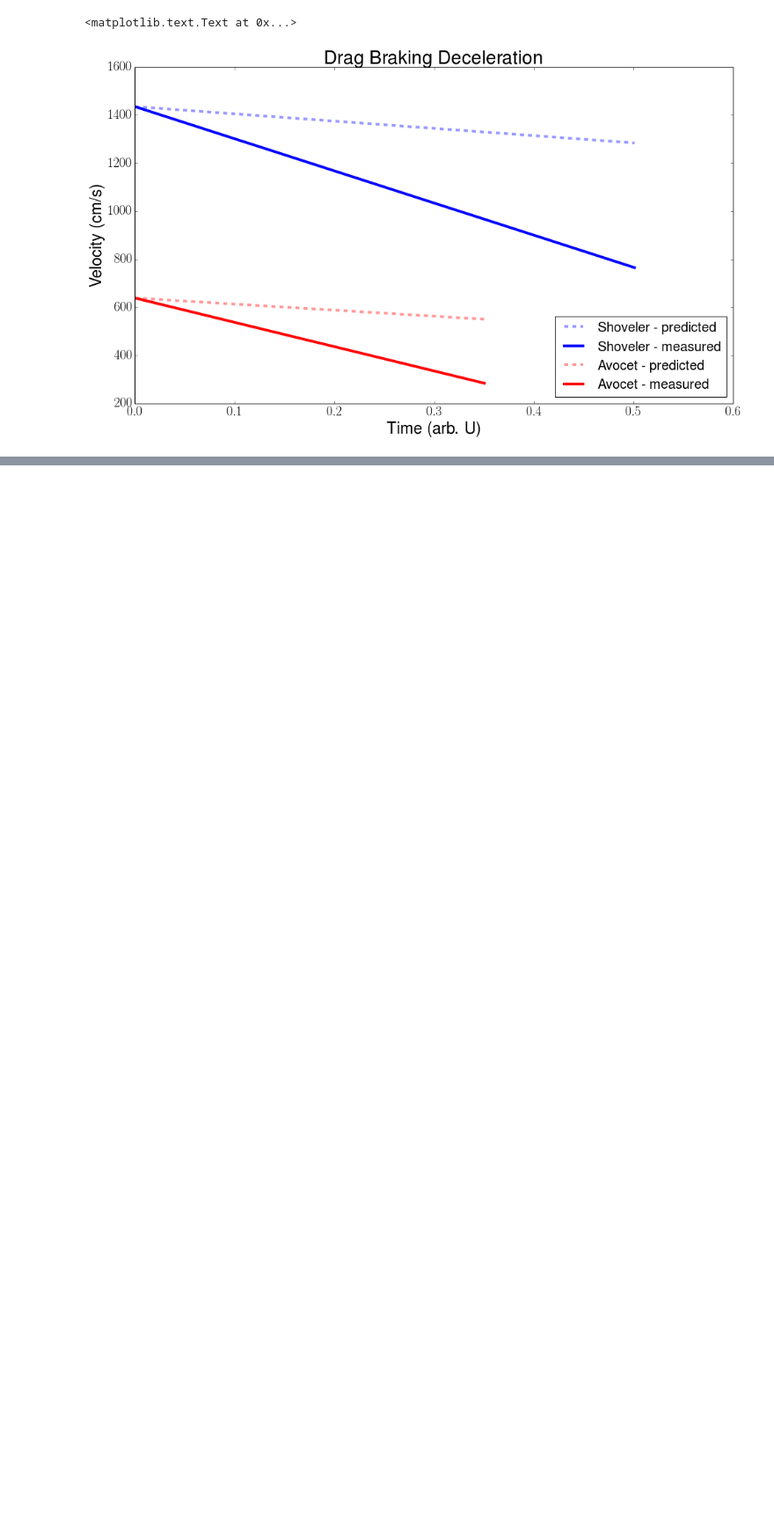
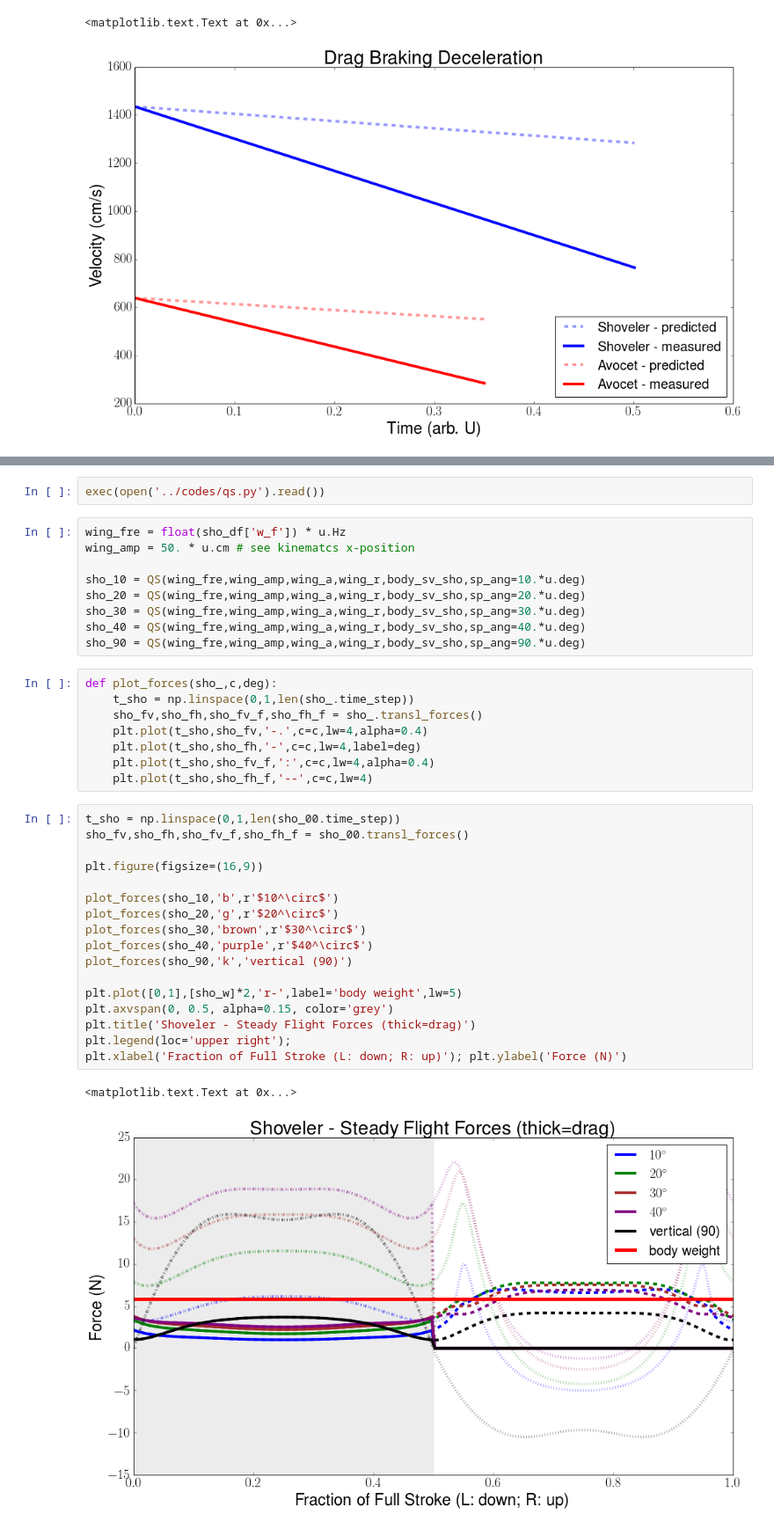
Before and after one commit to Ravirajadrangi/Biomechanics-of-Flight., a Jupyter notebook: dynamics/Brake.ipynb, the cells around one changed output, grey strips where cells are left out. Shown: that part at 88% size. Saved outputs shown, nothing was run; the diff lists cells and outputs as text; blank space fills up the shorter version.

```diff
--- a/dynamics/Brake.ipynb
+++ b/dynamics/Brake.ipynb
@@ -141,0 +153,39 @@ The discrepancies are ostensibly large. I suspect this is either because we did
+# %%
+exec(open('../codes/qs.py').read())
+# %%
+wing_fre = float(sho_df['w_f']) * u.Hz
+wing_amp = 50. * u.cm # see kinematcs x-position
+
+sho_10 = QS(wing_fre,wing_amp,wing_a,wing_r,body_sv_sho,sp_ang=10.*u.deg)
+sho_20 = QS(wing_fre,wing_amp,wing_a,wing_r,body_sv_sho,sp_ang=20.*u.deg)
+sho_30 = QS(wing_fre,wing_amp,wing_a,wing_r,body_sv_sho,sp_ang=30.*u.deg)
+sho_40 = QS(wing_fre,wing_amp,wing_a,wing_r,body_sv_sho,sp_ang=40.*u.deg)
+sho_90 = QS(wing_fre,wing_amp,wing_a,wing_r,body_sv_sho,sp_ang=90.*u.deg)
+# %%
+def plot_forces(sho_,c,deg):
+    t_sho = np.linspace(0,1,len(sho_.time_step))
+    sho_fv,sho_fh,sho_fv_f,sho_fh_f = sho_.transl_forces()
+    plt.plot(t_sho,sho_fv,'-.',c=c,lw=4,alpha=0.4)
+    plt.plot(t_sho,sho_fh,'-',c=c,lw=4,label=deg)
+    plt.plot(t_sho,sho_fv_f,':',c=c,lw=4,alpha=0.4)
+    plt.plot(t_sho,sho_fh_f,'--',c=c,lw=4)
+# %%
+t_sho = np.linspace(0,1,len(sho_00.time_step))
+sho_fv,sho_fh,sho_fv_f,sho_fh_f = sho_00.transl_forces()
+
+plt.figure(figsize=(16,9))
+
+plot_forces(sho_10,'b',r'$10^\circ$')
+plot_forces(sho_20,'g',r'$20^\circ$')
+plot_forces(sho_30,'brown',r'$30^\circ$')
+plot_forces(sho_40,'purple',r'$40^\circ$')
+plot_forces(sho_90,'k','vertical (90)')
+
+plt.plot([0,1],[sho_w]*2,'r-',label='body weight',lw=5)
+plt.axvspan(0, 0.5, alpha=0.15, color='grey')
+plt.title('Shoveler - Steady Flight Forces (thick=drag)')
+plt.legend(loc='upper right');
+plt.xlabel('Fraction of Full Stroke (L: down; R: up)'); plt.ylabel('Force (N)')
+# %% [output]
+<matplotlib.text.Text at 0x...>
+[figure, added]
```
Also changed, not shown: parts of 8 cells of this notebook, 5 other files.
